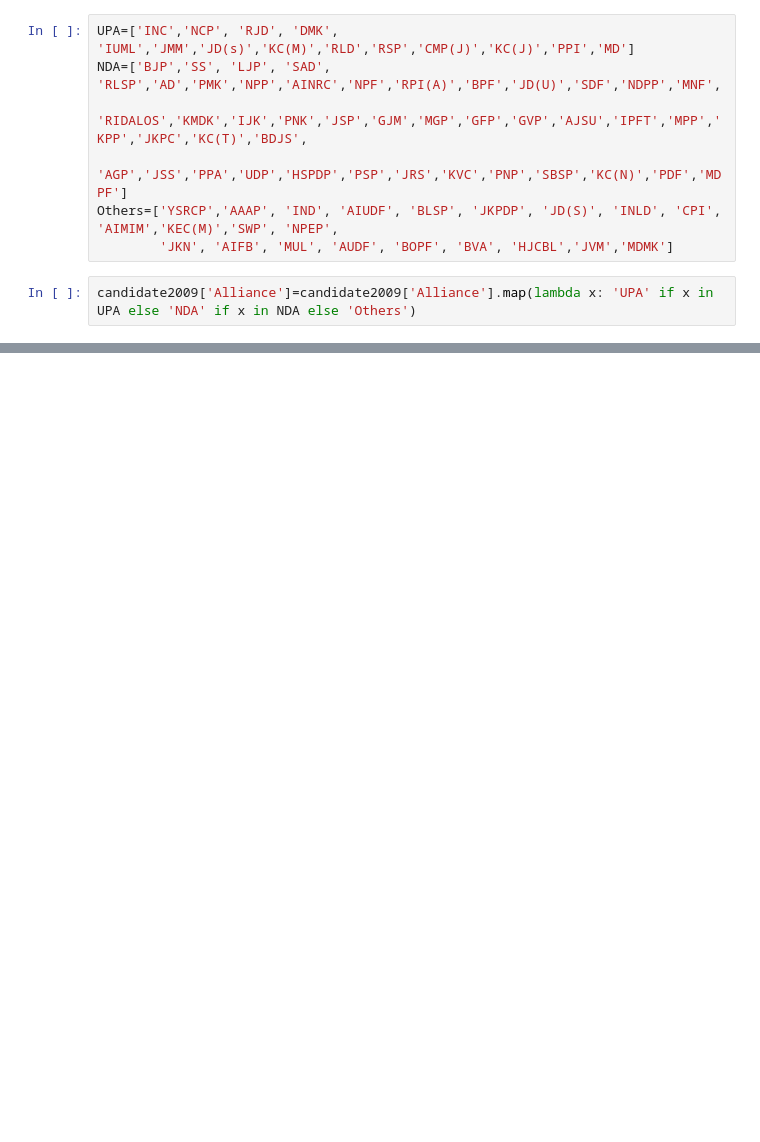
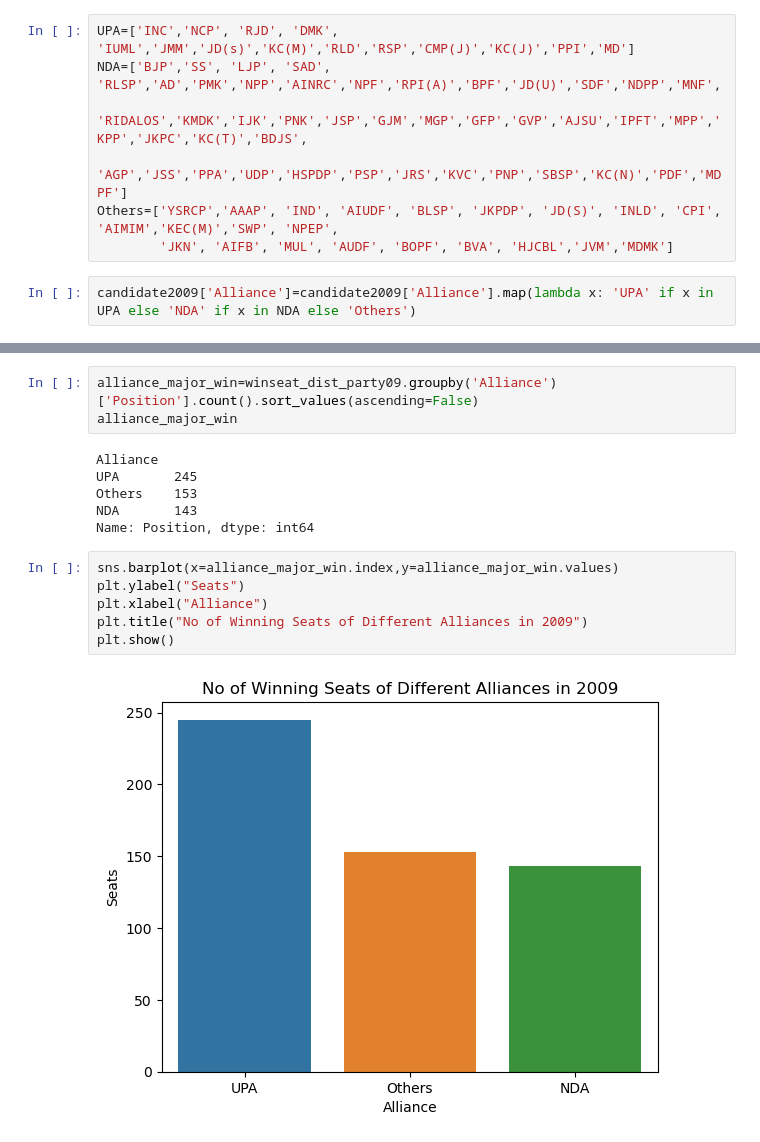
Before and after one commit to vikramrahane/DAI, a Jupyter notebook: Data_Analytics/Lab_Assignment/Q5.ipynb, the cells around one changed output, grey strips where cells are left out. Cells and saved outputs as stored; diff of their text form; blank space fills up the shorter version.

```diff
--- a/Data_Analytics/Lab_Assignment/Q5.ipynb
+++ b/Data_Analytics/Lab_Assignment/Q5.ipynb
@@ -96,0 +149,17 @@ candidate2014.head()
+# %%
+alliance_major_win=winseat_dist_party09.groupby('Alliance')['Position'].count().sort_values(ascending=False)
+alliance_major_win
+# %% [output]
+Alliance
+UPA       245
+Others    153
+NDA       143
+Name: Position, dtype: int64
+# %%
+sns.barplot(x=alliance_major_win.index,y=alliance_major_win.values)
+plt.ylabel("Seats")
+plt.xlabel("Alliance")
+plt.title("No of Winning Seats of Different Alliances in 2009")
+plt.show()
+# %% [output]
+[figure, added]
```
Also changed, not shown: parts of 38 cells of this notebook.
